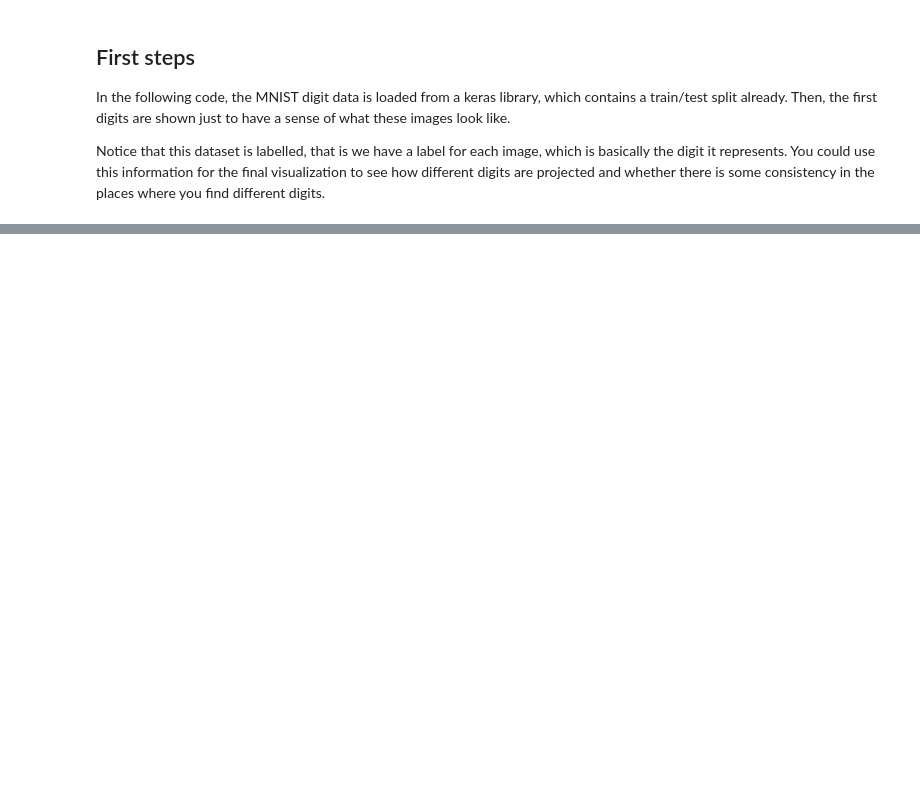
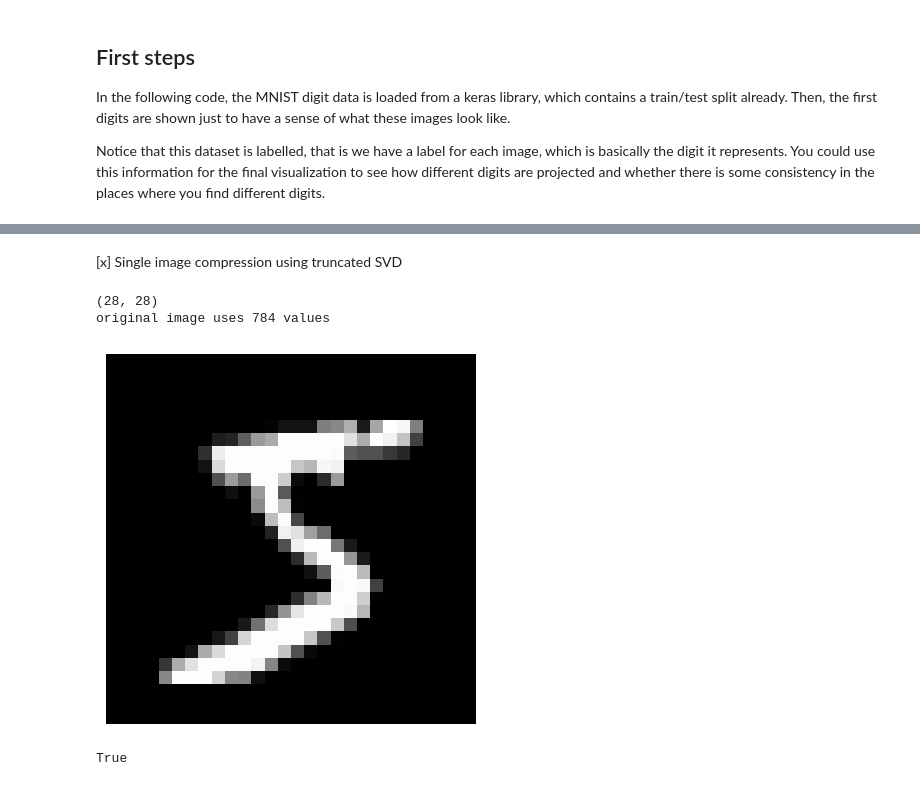
Before and after one commit to Lorenc1o/BDMA_Notes, a Jupyter notebook: UPC/Machine_Learning/Labs/lab03/ml03-exercise.ipynb, the cells around one changed output, grey strips where cells are left out. Cells and saved outputs as stored; diff of their text form; code cells hidden in the pictures; blank space fills up the shorter version.

```diff
--- a/UPC/Machine_Learning/Labs/lab03/ml03-exercise.ipynb
+++ b/UPC/Machine_Learning/Labs/lab03/ml03-exercise.ipynb
@@ -57,0 +61,14 @@ Y_test:  (10000,)
+# %% [markdown]
+[x] Single image compression using truncated SVD
+# %%
+#convert to 2D image from 3 RGB channels
+A = train_X[0].reshape(28, 28, 1)
+X = np.mean(A, axis=2)
+plt.imshow(X, cmap=plt.cm.gray)
+plt.axis('off')
+print(X.shape)
+print(f'original image uses {np.prod(X.shape)} values')
+# %% [output]
+(28, 28)
+original image uses 784 values
+[figure, added]
@@ -57,0 +77,7 @@ Y_test:  (10000,)
+# %%
+U,d,Vt = svd(X)
+D = np.diag(d)
+
+np.allclose(X, U @ D @ Vt)
+# %% [output]
+True
```
Also changed, not shown: parts of 28 cells of this notebook, 1 other file.
